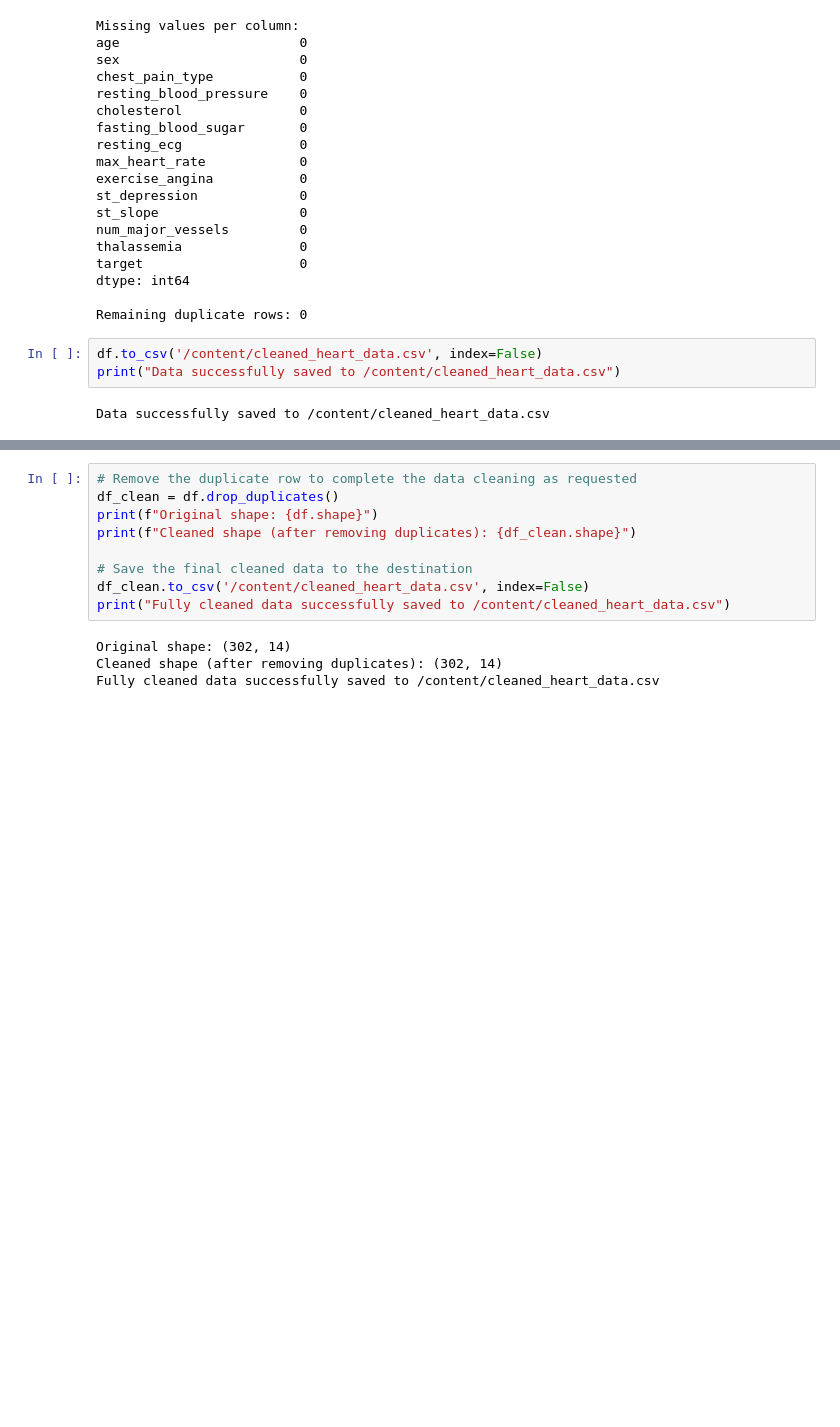
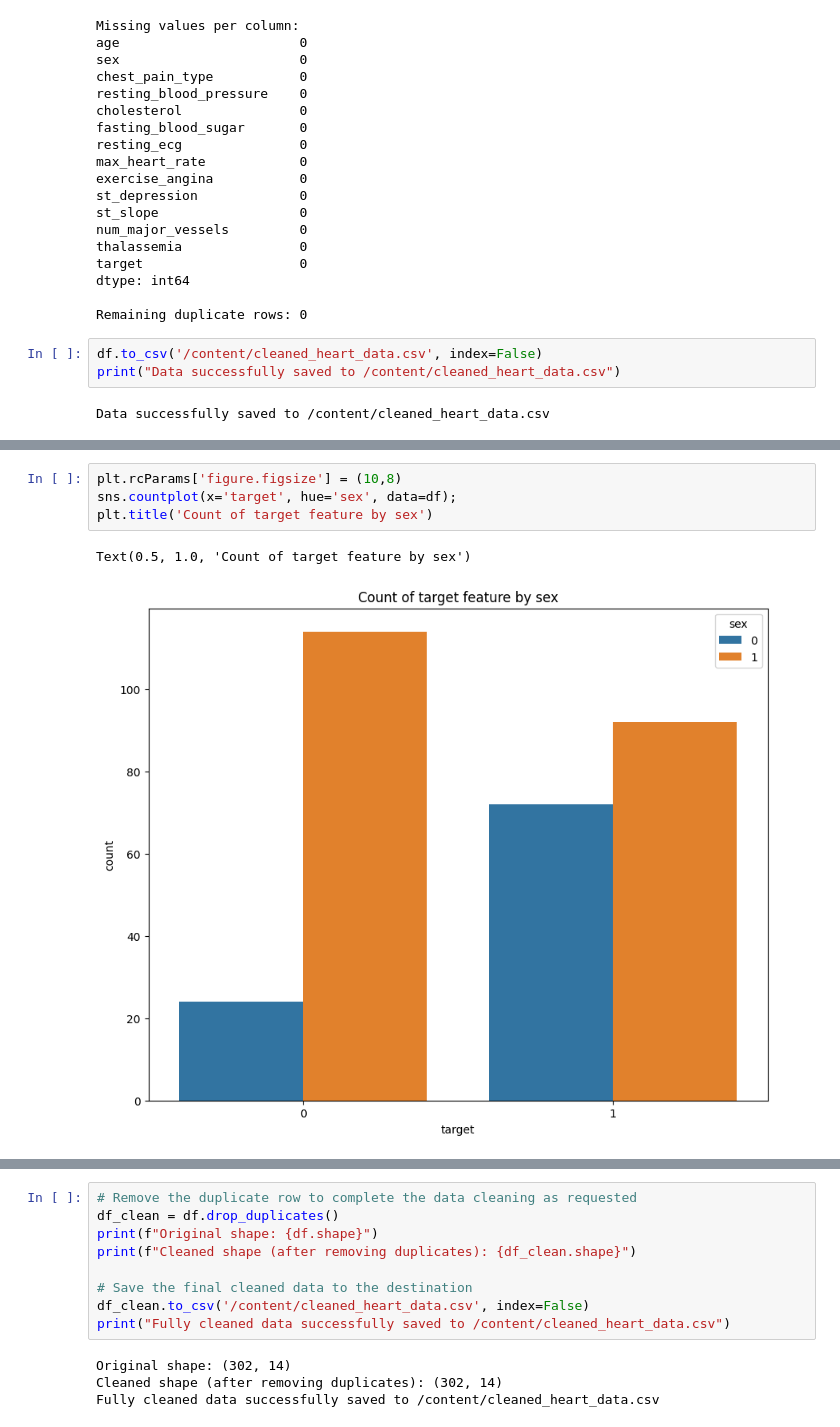
Before and after one commit to EduardEND/Lovelace-Team-Group-1, a Jupyter notebook: EDA_Lab_1n2.ipynb, the cells around one changed output, grey strips where cells are left out. Cells and saved outputs as stored; diff of their text form; blank space fills up the shorter version.

```diff
--- a/EDA_Lab_1n2.ipynb
+++ b/EDA_Lab_1n2.ipynb
@@ -111,0 +126,7 @@ Data successfully saved to /content/cleaned_heart_data.csv
+# %%
+plt.rcParams['figure.figsize'] = (10,8)
+sns.countplot(x='target', hue='sex', data=df);
+plt.title('Count of target feature by sex')
+# %% [output]
+Text(0.5, 1.0, 'Count of target feature by sex')
+[figure, added]
```
Also changed, not shown: parts of 4 cells of this notebook.
